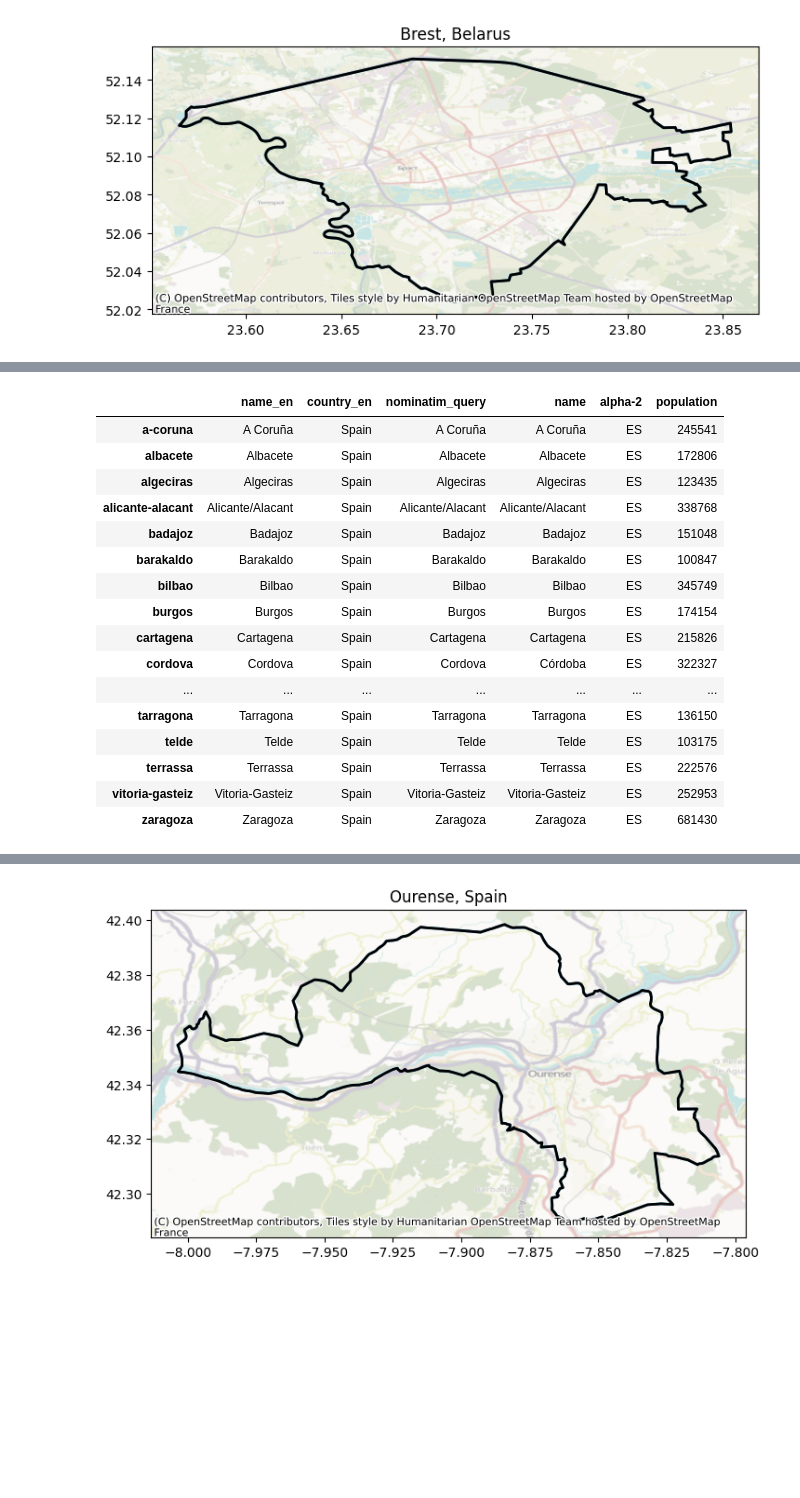
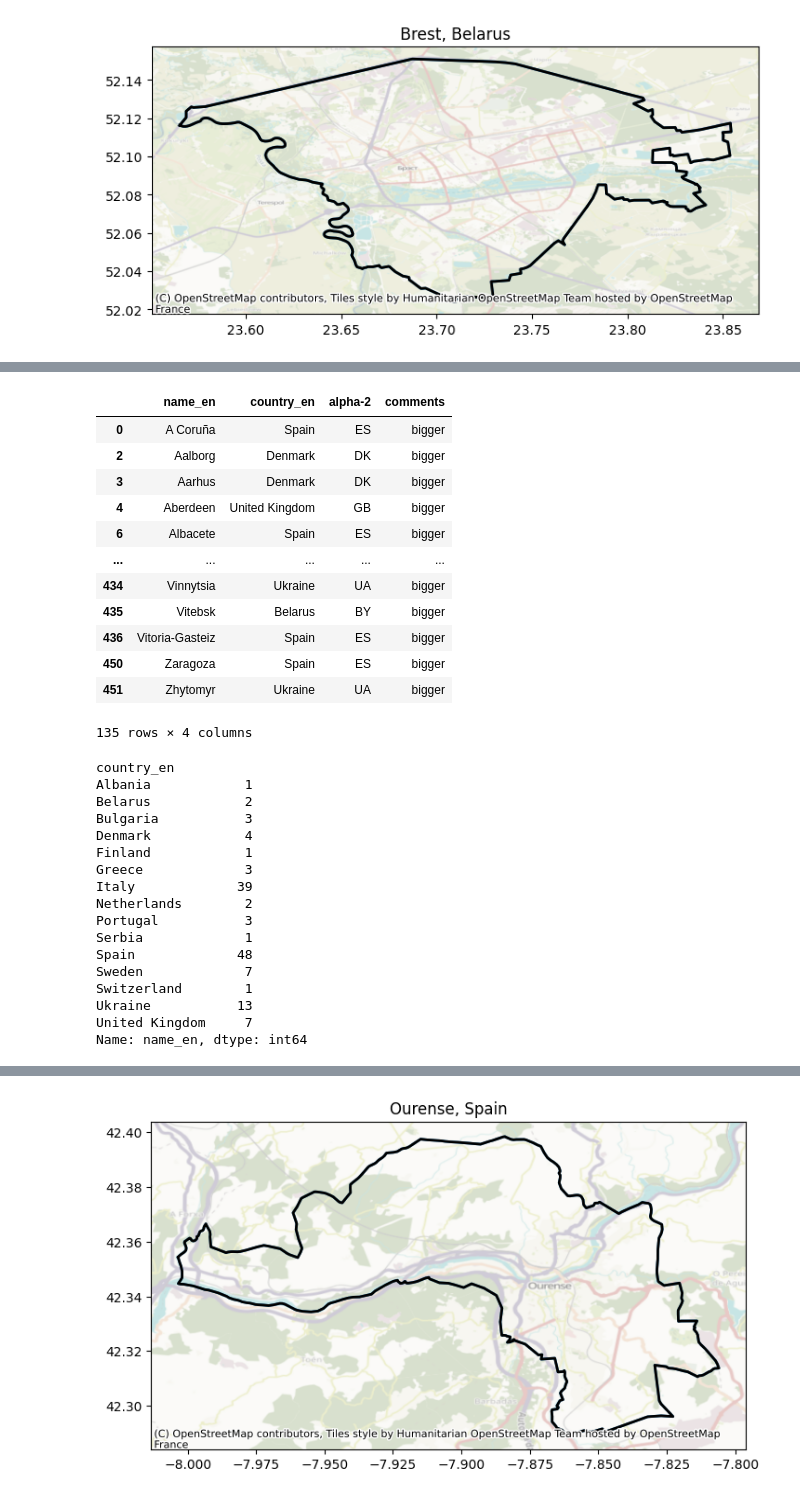
Before and after one commit to BikeNetKit/dataexport, a Jupyter notebook: scripts/check_polygons.ipynb, the cells around one changed output, grey strips where cells are left out. Cells and saved outputs as stored; diff of their text form; code cells hidden in the pictures; blank space fills up the shorter version.

```diff
--- a/scripts/check_polygons.ipynb
+++ b/scripts/check_polygons.ipynb
@@ -484,20 +502,38 @@ Numbers indicate the number of cities per country.
-# %%
-bigger_cities.query("country_en == 'Spain'")
-# %% [output]
-|  | name_en | country_en | nominatim_query | name | alpha-2 | population |
-| a-coruna | A Coruña | Spain | A Coruña | A Coruña | ES | 245541 |
-| albacete | Albacete | Spain | Albacete | Albacete | ES | 172806 |
-| algeciras | Algeciras | Spain | Algeciras | Algeciras | ES | 123435 |
-| alicante-alacant | Alicante/Alacant | Spain | Alicante/Alacant | Alicante/Alacant | ES | 338768 |
-| badajoz | Badajoz | Spain | Badajoz | Badajoz | ES | 151048 |
-| barakaldo | Barakaldo | Spain | Barakaldo | Barakaldo | ES | 100847 |
-| bilbao | Bilbao | Spain | Bilbao | Bilbao | ES | 345749 |
-| burgos | Burgos | Spain | Burgos | Burgos | ES | 174154 |
-| cartagena | Cartagena | Spain | Cartagena | Cartagena | ES | 215826 |
-| cordova | Cordova | Spain | Cordova | Córdoba | ES | 322327 |
-| ... | ... | ... | ... | ... | ... | ... |
-| tarragona | Tarragona | Spain | Tarragona | Tarragona | ES | 136150 |
-| telde | Telde | Spain | Telde | Telde | ES | 103175 |
-| terrassa | Terrassa | Spain | Terrassa | Terrassa | ES | 222576 |
-| vitoria-gasteiz | Vitoria-Gasteiz | Spain | Vitoria-Gasteiz | Vitoria-Gasteiz | ES | 252953 |
-| zaragoza | Zaragoza | Spain | Zaragoza | Zaragoza | ES | 681430 |
+# %%
+cities_bigger = df_cities_comments.query("comments == 'bigger'")
+cities_bigger
+# %% [output]
+|  | name_en | country_en | alpha-2 | comments |
+| 0 | A Coruña | Spain | ES | bigger |
+| 2 | Aalborg | Denmark | DK | bigger |
+| 3 | Aarhus | Denmark | DK | bigger |
+| 4 | Aberdeen | United Kingdom | GB | bigger |
+| 6 | Albacete | Spain | ES | bigger |
+| ... | ... | ... | ... | ... |
+| 434 | Vinnytsia | Ukraine | UA | bigger |
+| 435 | Vitebsk | Belarus | BY | bigger |
+| 436 | Vitoria-Gasteiz | Spain | ES | bigger |
+| 450 | Zaragoza | Spain | ES | bigger |
+| 451 | Zhytomyr | Ukraine | UA | bigger |
+135 rows × 4 columns
+# %%
+cities_bigger_by_country = cities_bigger.groupby(by='country_en')['name_en'].count()
+cities_bigger_by_country
+# %% [output]
+country_en
+Albania            1
+Belarus            2
+Bulgaria           3
+Denmark            4
+Finland            1
+Greece             3
+Italy             39
+Netherlands        2
+Portugal           3
+Serbia             1
+Spain             48
+Sweden             7
+Switzerland        1
+Ukraine           13
+United Kingdom     7
+Name: name_en, dtype: int64
```
Also changed, not shown: parts of 52 cells of this notebook.
